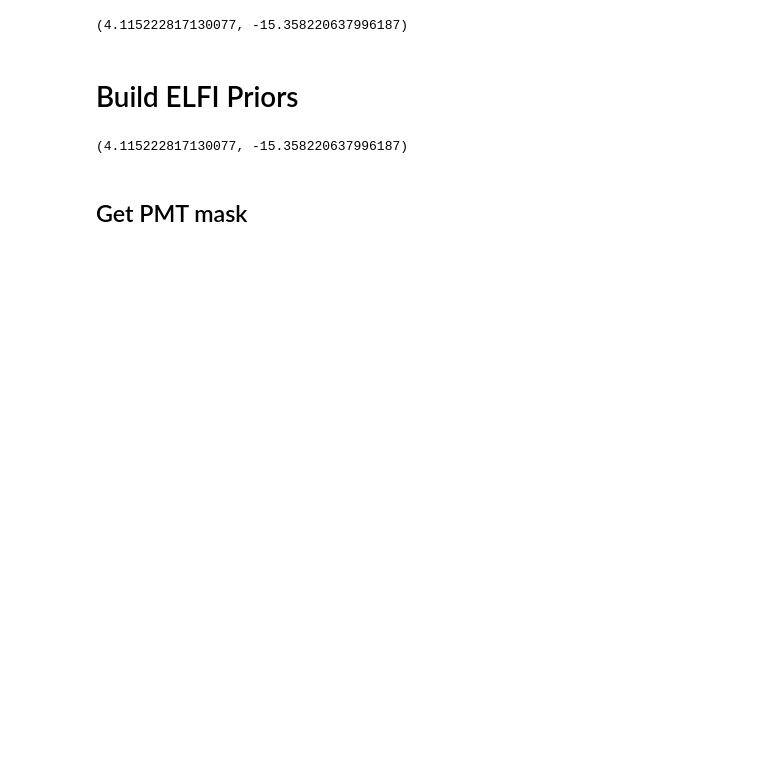
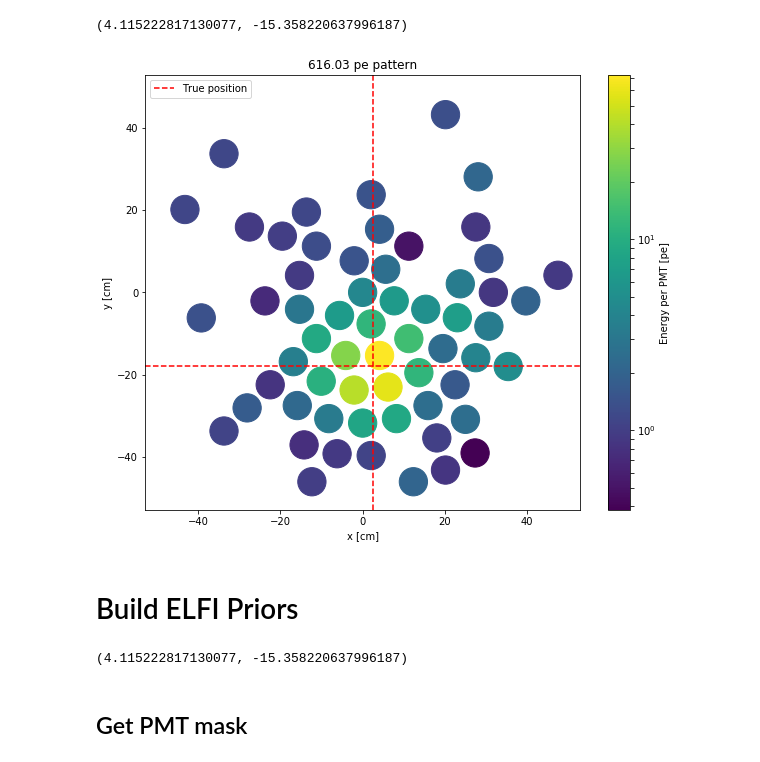
Before and after one commit to dbarg/helsinki_stockholm_collaboration, a Jupyter notebook: run_BOLFI.ipynb, the cells around one changed output. Saved outputs shown, nothing was run; the diff lists cells and outputs as text; code cells hidden in the pictures; blank space fills up the shorter version.

```diff
--- a/run_BOLFI.ipynb
+++ b/run_BOLFI.ipynb
@@ -53,6 +91,43 @@ prior_pos
 (4.115222817130077, -15.358220637996187)
 # %%
 #prior_pos_pol = cart_to_pol(*prior_pos)
+# %%
+from pax.configuration import load_configuration
+
+config = load_configuration('XENON1T')
+pmt_config = config['DEFAULT']['pmts']
+tpc_r = config['DEFAULT']['tpc_radius']
+
+# PMT positions
+xs_top = [pmt['position']['x'] for pmt in pmt_config][:127]
+ys_top = [pmt['position']['y'] for pmt in pmt_config][:127]
+
+def plot_hp(pat):
+    plt.figure(figsize=(10,8))
+    plt.scatter(xs_top, ys_top, c=pat[:127], s=800, norm = LogNorm())
+    plt.colorbar(label="Energy per PMT [pe]")
+    plt.gca().set_aspect(1)
+    plt.xlim(-tpc_r-5, tpc_r+5)
+    plt.ylim(-tpc_r-5, tpc_r+5)
+    plt.xlabel('x [cm]')
+    plt.ylabel('y [cm]')
+# %%
+plot_hp(data['energy'])
+# Add True position
+plt.axhline(truth[1], color='red', linestyle='--', label='True position')
+plt.axvline(truth[0], color='red', linestyle='--')
+plt.title('%.2f pe pattern' % np.sum(data['energy']))
+
+# Add markers for the reconstructed pax position
+#if not pos_dict == {}:
+#    for (marker, algo) in [('D', 'PosRecNeuralNet'), ('o', 'PosRecTopPatternFit')]:
+#        plt.plot(pos_dict[algo]['x'], pos_dict[algo]['y'], marker=marker, label=algo)
+
+plt.legend(loc='upper left')
+#plt.savefig('hitpattern_0.png', dpi=150)
+plt.show()
+# %% [output]
+[figure, added]
 # %% [markdown]
 # Build ELFI Priors
 # %%
```
Also changed, not shown: parts of 43 cells of this notebook.
